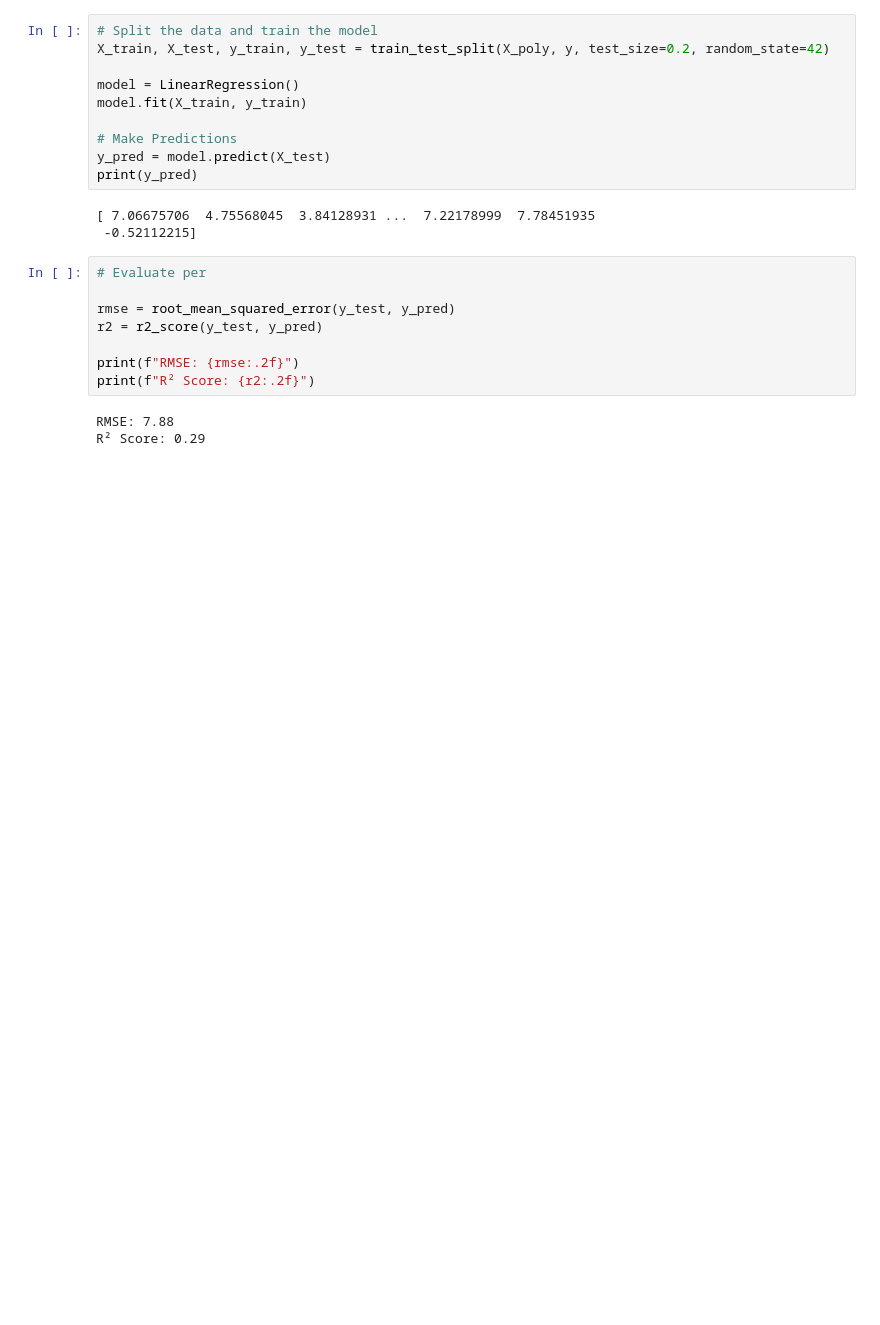
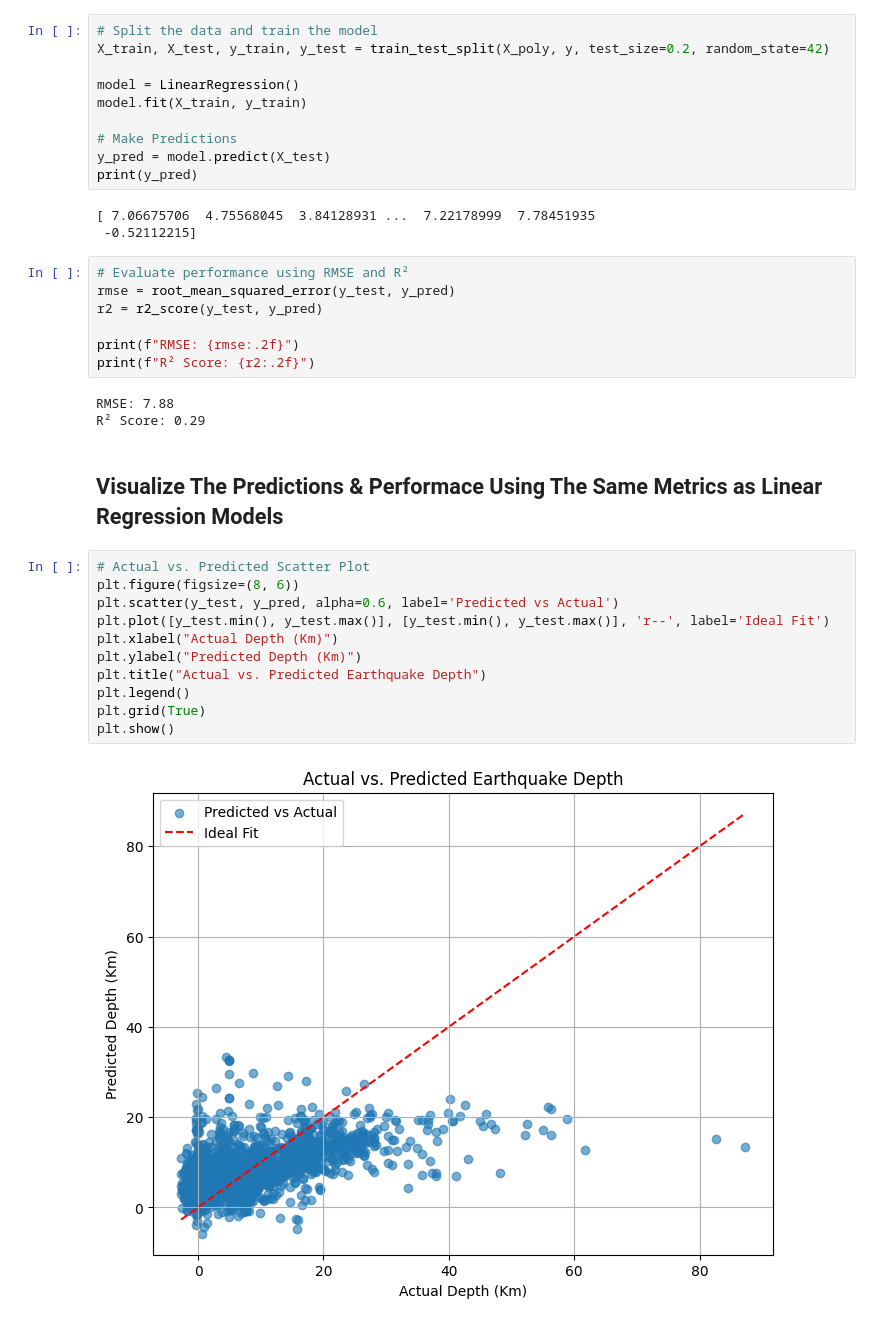
Before and after one commit to bytefirst7/final_capstone_project, a Jupyter notebook: earthquake_report.ipynb, the cells around one changed output. Cells and saved outputs as stored; diff of their text form; blank space fills up the shorter version.

```diff
--- a/earthquake_report.ipynb
+++ b/earthquake_report.ipynb
@@ -357,8 +434,7 @@ print(y_pred)
 [ 7.06675706  4.75568045  3.84128931 ...  7.22178999  7.78451935
  -0.52112215]
 # %%
-# Evaluate per
-
+# Evaluate performance using RMSE and R²
 rmse = root_mean_squared_error(y_test, y_pred)
 r2 = r2_score(y_test, y_pred)
 
@@ -367,3 +443,18 @@ print(f"R² Score: {r2:.2f}")
 # %% [output]
 RMSE: 7.88
 R² Score: 0.29
+# %% [markdown]
+## Visualize The Predictions & Performace Using The Same Metrics as Linear Regression Models
+# %%
+# Actual vs. Predicted Scatter Plot
+plt.figure(figsize=(8, 6))
+plt.scatter(y_test, y_pred, alpha=0.6, label='Predicted vs Actual')
+plt.plot([y_test.min(), y_test.max()], [y_test.min(), y_test.max()], 'r--', label='Ideal Fit')
+plt.xlabel("Actual Depth (Km)")
+plt.ylabel("Predicted Depth (Km)")
+plt.title("Actual vs. Predicted Earthquake Depth")
+plt.legend()
+plt.grid(True)
+plt.show()
+# %% [output]
+[figure, added]
```
Also changed, not shown: parts of 24 cells of this notebook, 2 other files.
